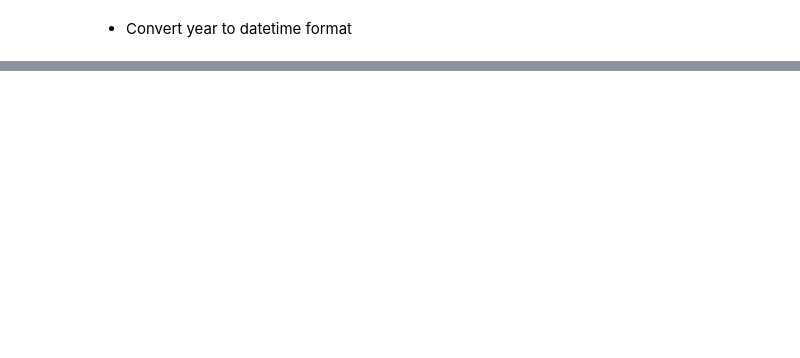
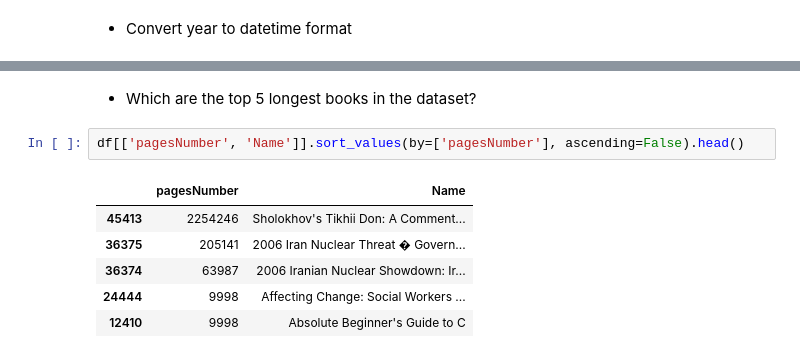
Before and after one commit to andyzilla/goodreads_popularity_prediction, a Jupyter notebook: notebooks/00-EDA.ipynb, the cells around one changed output, grey strips where cells are left out. Cells and saved outputs as stored; diff of their text form; blank space fills up the shorter version.

```diff
--- a/notebooks/00-EDA.ipynb
+++ b/notebooks/00-EDA.ipynb
@@ -234,0 +267,11 @@ df['PublishYear'] = pd.to_datetime(df['PublishYear'], format='%Y', errors = 'coe
+# %% [markdown]
+- Which are the top 5 longest books in the dataset?
+# %%
+df[['pagesNumber', 'Name']].sort_values(by=['pagesNumber'], ascending=False).head()
+# %% [output]
+|  | pagesNumber | Name |
+| 45413 | 2254246 | Sholokhov's Tikhii Don: A Comment... |
+| 36375 | 205141 | 2006 Iran Nuclear Threat � Govern... |
+| 36374 | 63987 | 2006 Iranian Nuclear Showdown: Ir... |
+| 24444 | 9998 | Affecting Change: Social Workers ... |
+| 12410 | 9998 | Absolute Beginner's Guide to C |
```
Also changed, not shown: parts of 37 cells of this notebook.
